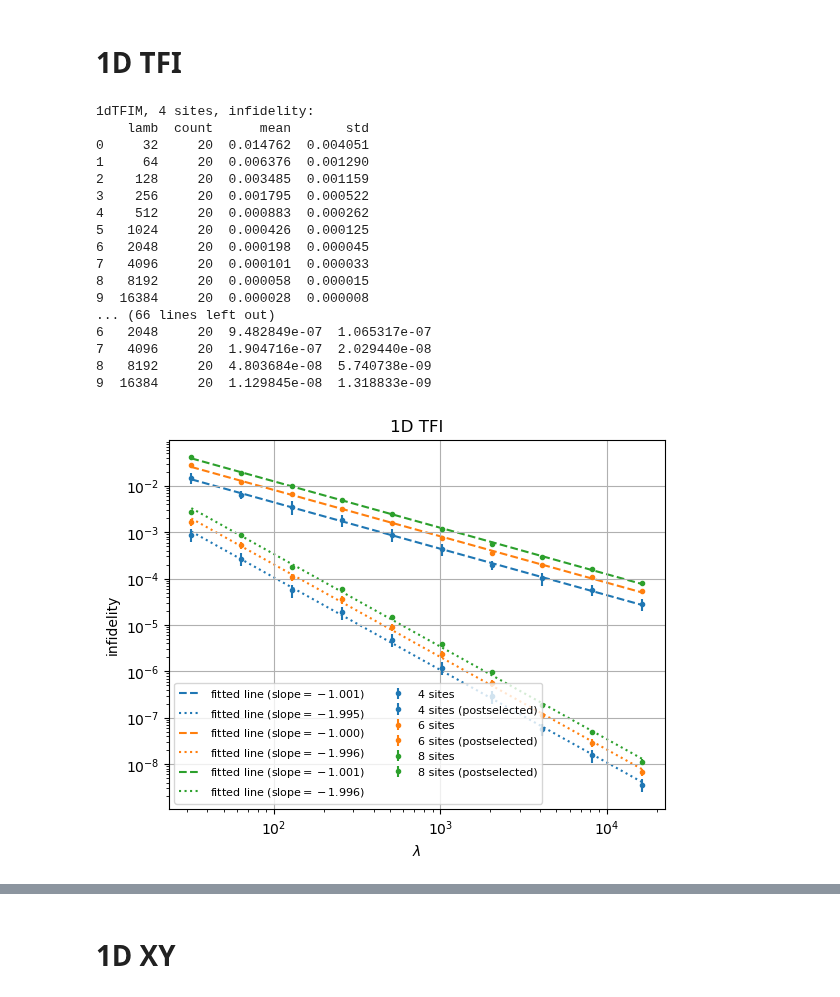
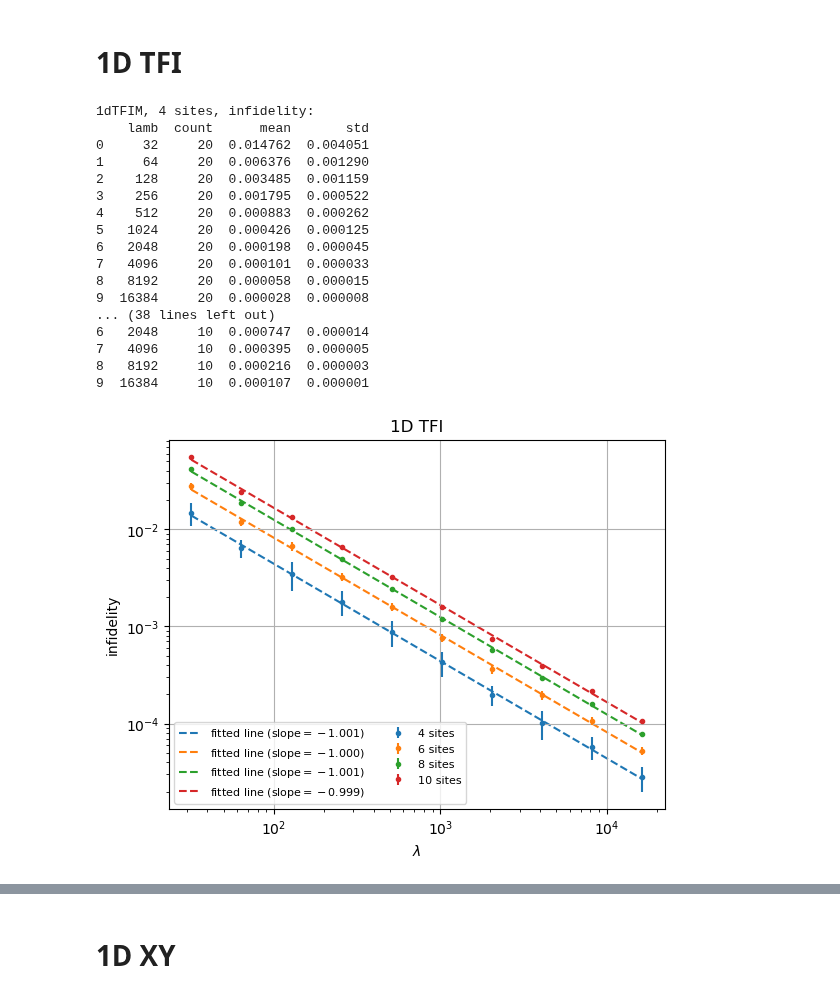
Before and after one commit to sqrta/ErrorSupression, a Jupyter notebook: use-dynamite/data/plot_sweep_lamb.ipynb, the cells around one changed output, grey strips where cells are left out. Cells and saved outputs as stored; diff of their text form; code cells hidden in the pictures.

```diff
--- a/use-dynamite/data/plot_sweep_lamb.ipynb
+++ b/use-dynamite/data/plot_sweep_lamb.ipynb
@@ -3,11 +3,13 @@ import numpy as np
 import scipy.stats
 import pandas as pd
 import matplotlib.pyplot as plt
+
+draw_postselection = False
 # %% [markdown]
 # 1D TFI
 # %%
 model = "1dTFIM"
-for nb in [2,3,4]:
+for nb in [2,3,4,5]:
     n_logi = 2 * nb
     data_lamb, data_seed, data_infidelity, data_postsel_infidelity = [], [], [], []
 
@@ -49,53 +51,54 @@ for nb in [2,3,4]:
             label='fitted line (slope$={:.3f}$)'.format(lr.slope),
             color=plt.gca().lines[-1].get_color(),
             zorder=1,
             linestyle="--")
 
-    newdf = df.groupby("lamb")["postsel_infidelity"].agg(['count', 'mean', 'std']).reset_index()
-    print(f"{model}, {n_logi} sites, postselected infidelity:")
-    print(newdf)
-    print("\n")
-    lamb_arr = newdf["lamb"].to_numpy()
-    mean_arr = newdf["mean"].to_numpy()
-    std_arr = newdf["std"].to_numpy()
+    if draw_postselection:
+        newdf = df.groupby("lamb")["postsel_infidelity"].agg(['count', 'mean', 'std']).reset_index()
+        print(f"{model}, {n_logi} sites, postselected infidelity:")
+        print(newdf)
+        print("\n")
+        lamb_arr = newdf["lamb"].to_numpy()
+        mean_arr = newdf["mean"].to_numpy()
+        std_arr = newdf["std"].to_numpy()
 
-    plt.errorbar(lamb_arr, mean_arr, yerr=std_arr,
-                label=f'{n_logi} sites (postselected)',
+        plt.errorbar(lamb_arr, mean_arr, yerr=std_arr,
+                    label=f'{n_logi} sites (postselected)',
+                    color=plt.gca().lines[-1].get_color(),
+                    fmt='o', markersize=3, zorder=2)
+
+        lr = scipy.stats.linregress(np.log(lamb_arr), np.log(mean_arr))
+        plt.plot(lamb_arr, np.exp(lr.slope * np.log(lamb_arr) + lr.intercept),
+                label='fitted line (slope$={:.3f}$)'.format(lr.slope),
                 color=plt.gca().lines[-1].get_color(),
-                fmt='o', markersize=3, zorder=2)
-
-    lr = scipy.stats.linregress(np.log(lamb_arr), np.log(mean_arr))
-    plt.plot(lamb_arr, np.exp(lr.slope * np.log(lamb_arr) + lr.intercept),
-            label='fitted line (slope$={:.3f}$)'.format(lr.slope),
-            color=plt.gca().lines[-1].get_color(),
-            zorder=1,
-            linestyle=":")
+                zorder=1,
+                linestyle=":")
 
 plt.xscale("log")
 plt.yscale("log")
 plt.xlabel(r"$\lambda$")
 plt.ylabel("infidelity")
 plt.title("1D TFI")
 plt.legend(ncol=2, prop={'size': 8}, loc="lower left")
 plt.grid()
 plt.savefig(f"{model}_sweep_lamb_noise=0.1_t=1.pdf", format="pdf", bbox_inches="tight")
 plt.show()
 # %% [output]
 1dTFIM, 4 sites, infidelity:
     lamb  count      mean       std
 0     32     20  0.014762  0.004051
 1     64     20  0.006376  0.001290
 2    128     20  0.003485  0.001159
 3    256     20  0.001795  0.000522
 4    512     20  0.000883  0.000262
 5   1024     20  0.000426  0.000125
 6   2048     20  0.000198  0.000045
 7   4096     20  0.000101  0.000033
 8   8192     20  0.000058  0.000015
 9  16384     20  0.000028  0.000008
-... (66 lines left out)
-6   2048     20  9.482849e-07  1.065317e-07
-7   4096     20  1.904716e-07  2.029440e-08
-8   8192     20  4.803684e-08  5.740738e-09
-9  16384     20  1.129845e-08  1.318833e-09
+... (38 lines left out)
+6   2048     10  0.000747  0.000014
+7   4096     10  0.000395  0.000005
+8   8192     10  0.000216  0.000003
+9  16384     10  0.000107  0.000001
-[figure, old version]
+[figure, new version]
```
Also changed, not shown: parts of 10 cells of this notebook.
